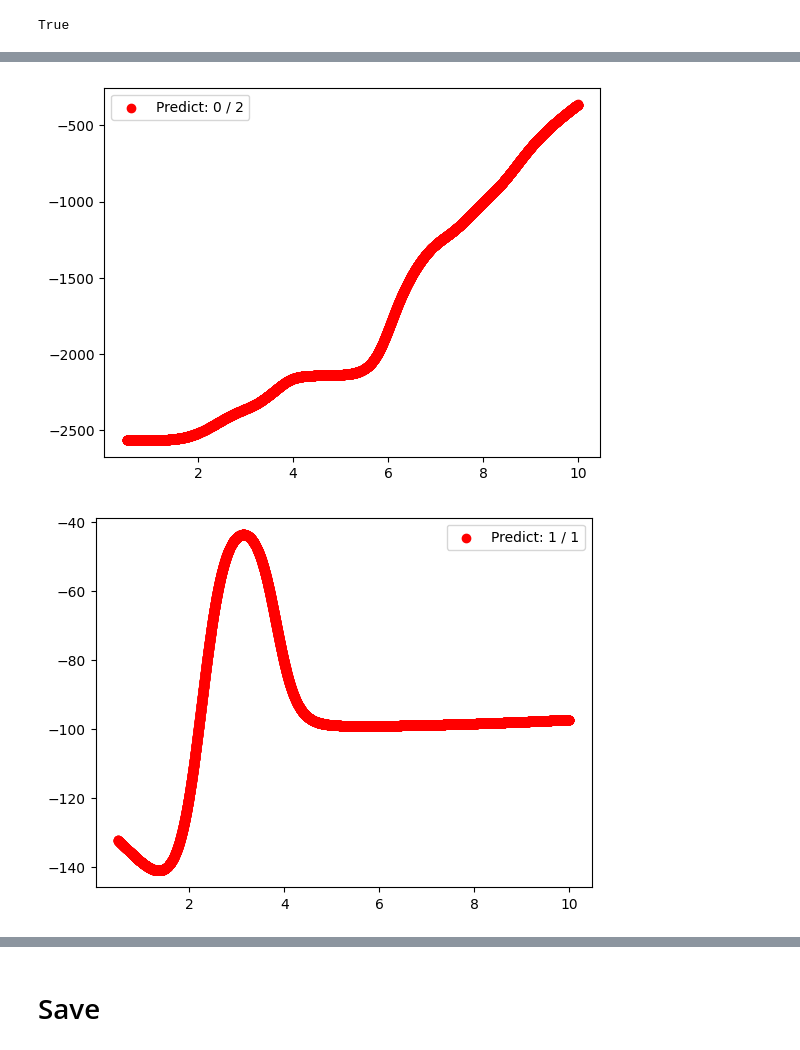
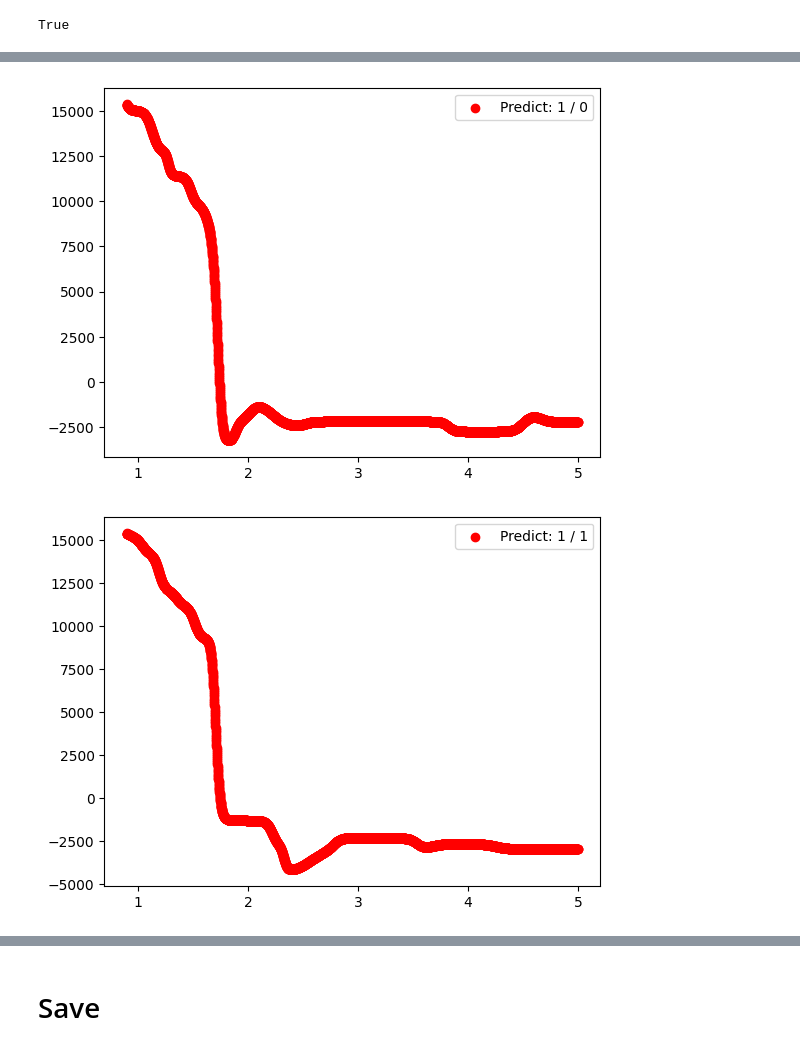
Before and after one commit to hikarimusic/MDLab, a Jupyter notebook: paper3/exp5c.ipynb, the cells around one changed output, grey strips where cells are left out. Drawn from its saved outputs; the diff is of its cells as text; code cells hidden in the pictures.

```diff
--- a/paper3/exp5c.ipynb
+++ b/paper3/exp5c.ipynb
@@ -60,8 +59,8 @@ def distances_matrix(coordinates, atom_types):
     return distances, type_pairs
 # %%
 # Data
-def lennard_jones_potential(r, t, a=1, b=1, k=0, eps=1e-1):
-    t = t - opt["type_atoms"]//2
+def lennard_jones_potential(r, t, a=2, b=2, k=1, eps=1e-1):
+    t = t - (opt["type_atoms"]-1)/2
     rep = (k * t[:,:1] * t[:,1:]).clone().detach()
     return (1 / ((r+eps)/(a+rep)) ** 12) - (1 / ((r+eps)/(b+rep))**6)
 
@@ -83,13 +82,15 @@ def simulate(force_field, atom_coordinates, atom_types, num_iterations=100, lr=0
 # Train
 def train(force_field, atom_coordinates, num_iterations=1000, sim_iterations=1000):
     atom_optimizer = optim.Adam(atom_coordinates.parameters(), lr=0.1)
-    force_optimizer = optim.Adam(force_field.parameters(), lr=0.01)
+    force_optimizer = optim.Adam(force_field.parameters(), lr=0.1)
 
     for iteration in range(num_iterations):
         # Molecular Dynamics Simulation
-        if iteration % sim_iterations == 0:
+        if iteration  % sim_iterations == 0:
             stable_coordinates = AtomCoordinates(opt["num_atoms"], opt["type_atoms"], opt["dimension"]).to(device)
             simulate(lennard_jones_potential, stable_coordinates.coordinates, stable_coordinates.types, num_iterations=sim_iterations)
+            noise = torch.randn_like(atom_coordinates.coordinates) * 1
+            atom_coordinates.coordinates.data.add_(noise)
 
         # Atom Coordinates Update
         atom_distances, atom_type_pairs = distances_matrix(atom_coordinates.coordinates, atom_coordinates.types)
@@ -97,7 +98,6 @@ def train(force_field, atom_coordinates, num_iterations=1000, sim_iterations=100
 
         atom_optimizer.zero_grad()
         potential_energy.backward()
-        torch.nn.utils.clip_grad_norm_(atom_coordinates.parameters(), 0.1)
         atom_optimizer.step()
 
         # Force Field Update
@@ -111,25 +111,24 @@ def train(force_field, atom_coordinates, num_iterations=1000, sim_iterations=100
         true_distances, true_type_pairs = distances_matrix(true_coordinates, true_types)
         true_energy = torch.sum(force_field(true_distances.view(-1, 1), true_type_pairs))
 
+        distances = torch.arange(0.5, 10.5, 0.1).view(-1,1).repeat(1, opt["type_atoms"]**2).view(-1,1)
+        type_pairs = torch.arange(opt["type_atoms"], dtype=int)
+        type_pairs = torch.cartesian_prod(type_pairs, type_pairs).reshape(-1,2).repeat(100,1)
+        balance_energy = force_field(distances.to(device), type_pairs.to(device)).reshape(-1, opt["type_atoms"]**2)
+        balance_energy = torch.mean(torch.var(balance_energy, dim=1))
+
         energy_difference = true_energy - temp_energy
-        balance_energy = 0
-        for i in range(0, opt["type_atoms"]):
-            for j in range(i, opt["type_atoms"]):
-                distances = torch.arange(0.5, 50.5, 0.1).view(-1,1)
-                type_pairs = torch.cat((i * torch.ones((500, 1), dtype=int), j * torch.ones((500, 1), dtype=int)), dim=1)
-                balance_energy += torch.abs(torch.mean(force_field(distances.to(device), type_pairs.to(device))))
         loss_energy = energy_difference + balance_energy
 
         force_optimizer.zero_grad()
         loss_energy.backward()
-        torch.nn.utils.clip_grad_norm_(force_field.parameters(), 0.1)
         force_optimizer.step()
 
         # Optional: Print progress
-        if iteration % 1000 == 0:
-            print(f"Iteration {iteration}, Loss: {loss_energy.item()}")
+        if (iteration+1) % 1000 == 0:
+            print(f"Iteration {iteration:10},    Energy Difference: {energy_difference.item():10.2f},    Balance Energy: {balance_energy:10.2f}")
 # %%
 atom_coordinates = AtomCoordinates(opt["num_atoms"], opt["type_atoms"], opt["dimension"]).to(device)
 force_field = ForceField(1, opt["hidden_size"], 1, opt["type_atoms"]).to(device)
-train(force_field, atom_coordinates, 10000, 1000)
+train(force_field, atom_coordinates, 30000, 3000)
 # %% [output]
@@ -146,2 +151,0 @@ Iteration 9000, Loss: -4336.50390625
-# %%
-train(force_field, atom_coordinates, 10000, 1000)
@@ -159,7 +152,7 @@ Iteration 9000, Loss: -304487.0625
 # %%
 for i in range(0, opt["type_atoms"]):
-    for j in range(i, opt["type_atoms"]):
-        x_data = torch.arange(0.5, 10.0, 0.001).unsqueeze(1).to(device)
+    for j in range(0, opt["type_atoms"]):
+        x_data = torch.arange(0.9, 5.0, 0.001).unsqueeze(1).to(device)
         x_pair = torch.zeros(x_data.shape[0], 2, dtype=int).to(device)
         x_pair[:,0] = i
         x_pair[:,1] = j
@@ -174,2 +167,2 @@ for i in range(0, opt["type_atoms"]):
-[figure, old version]
+[figure, new version]
-[figure, old version]
+[figure, new version]
```
Also changed, not shown: parts of 10 cells of this notebook.
